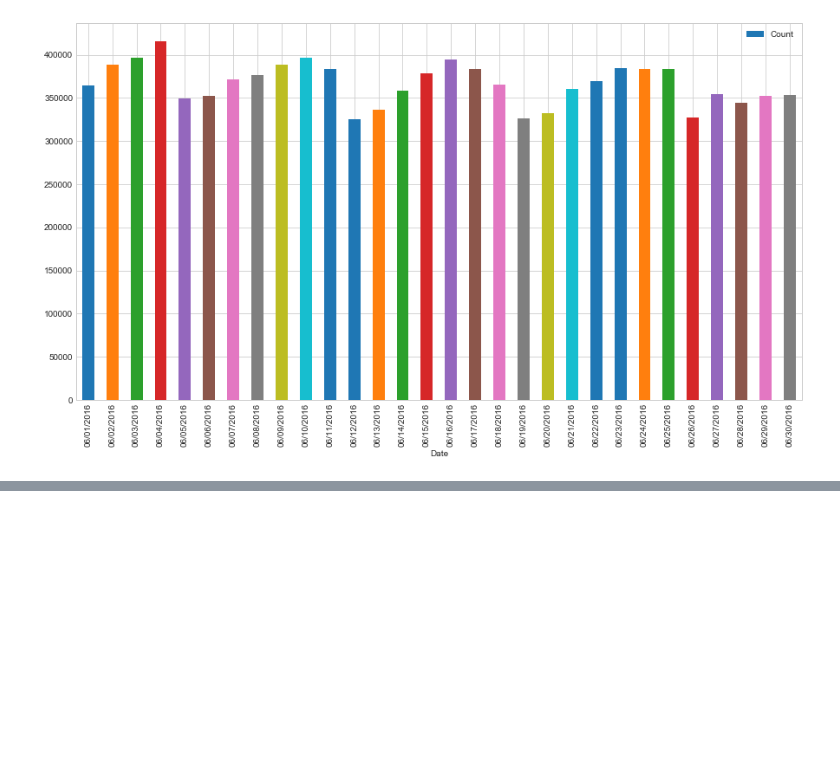
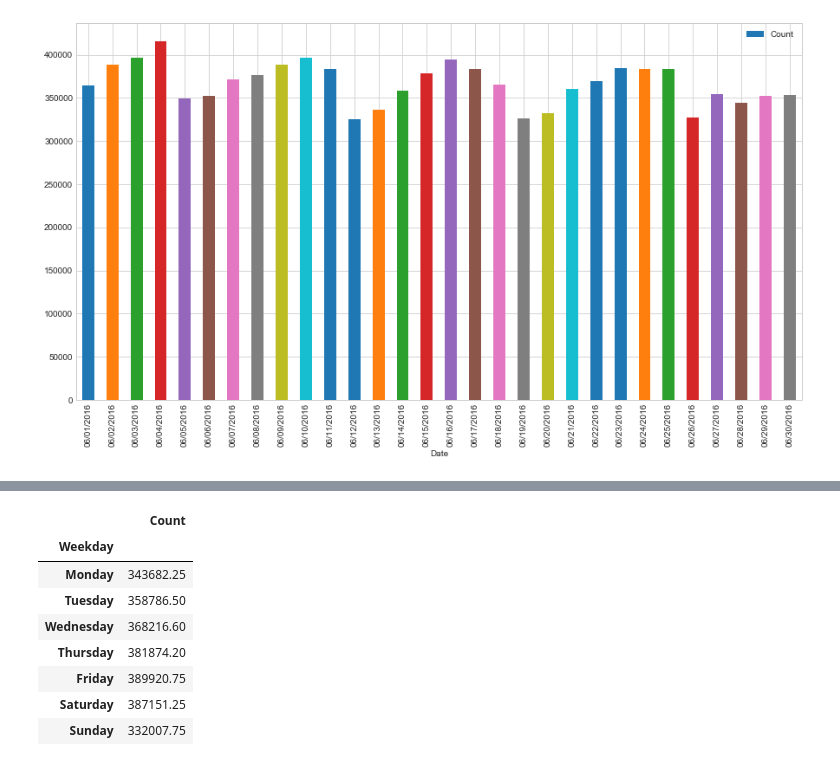
Before and after one commit to rupeshbasnet/big-data, a Jupyter notebook: Cleaning Taxi Data.ipynb, the cells around one changed output, grey strips where cells are left out. Saved outputs shown, nothing was run; the diff lists cells and outputs as text; code cells hidden in the pictures; blank space fills up the shorter version.

```diff
--- a/Cleaning Taxi Data.ipynb
+++ b/Cleaning Taxi Data.ipynb
@@ -266,0 +290,5 @@ dfAggValues.plot.bar(x='Date', y='Count')
+# %%
+days = ['Monday', 'Tuesday', 'Wednesday', 'Thursday', 'Friday', 'Saturday', 'Sunday']
+mapDays = {day: i for i, day in enumerate(days)}
+key = dfAvgValues['Weekday'].map(mapDays)
+key
@@ -266,0 +304,14 @@ dfAggValues.plot.bar(x='Date', y='Count')
+# %%
+dfAvgValues = dfAvgValues.iloc[key.argsort()].set_index('Weekday')
+# %%
+dfAvgValues
+# %% [output]
+|  | Count |
+| Weekday |  |
+| Monday | 343682.25 |
+| Tuesday | 358786.50 |
+| Wednesday | 368216.60 |
+| Thursday | 381874.20 |
+| Friday | 389920.75 |
+| Saturday | 387151.25 |
+| Sunday | 332007.75 |
```
Also changed, not shown: parts of 6 cells of this notebook.
